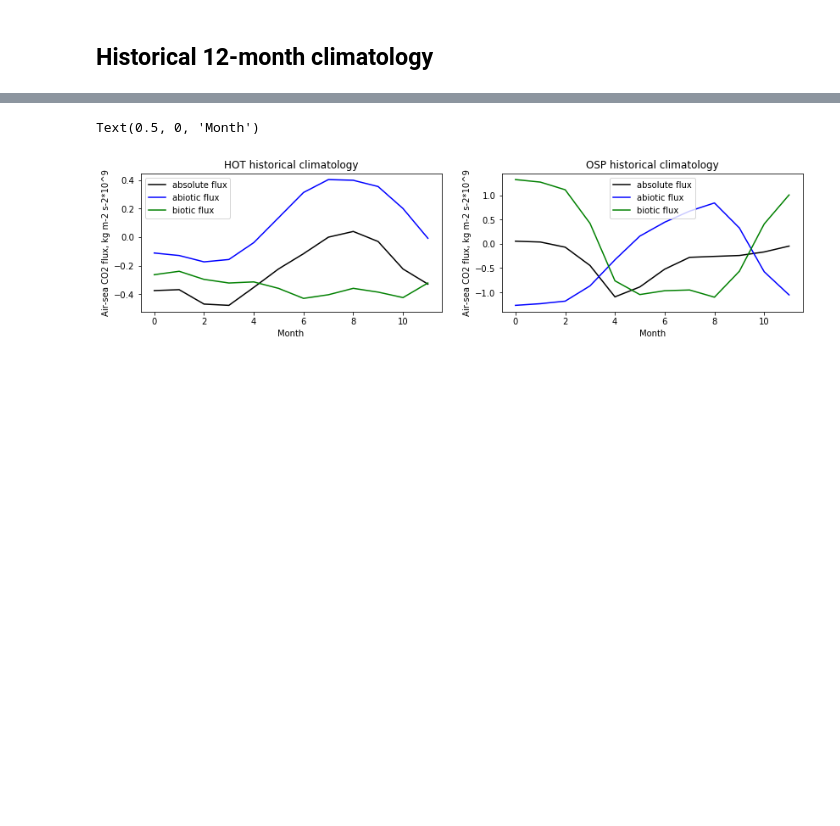
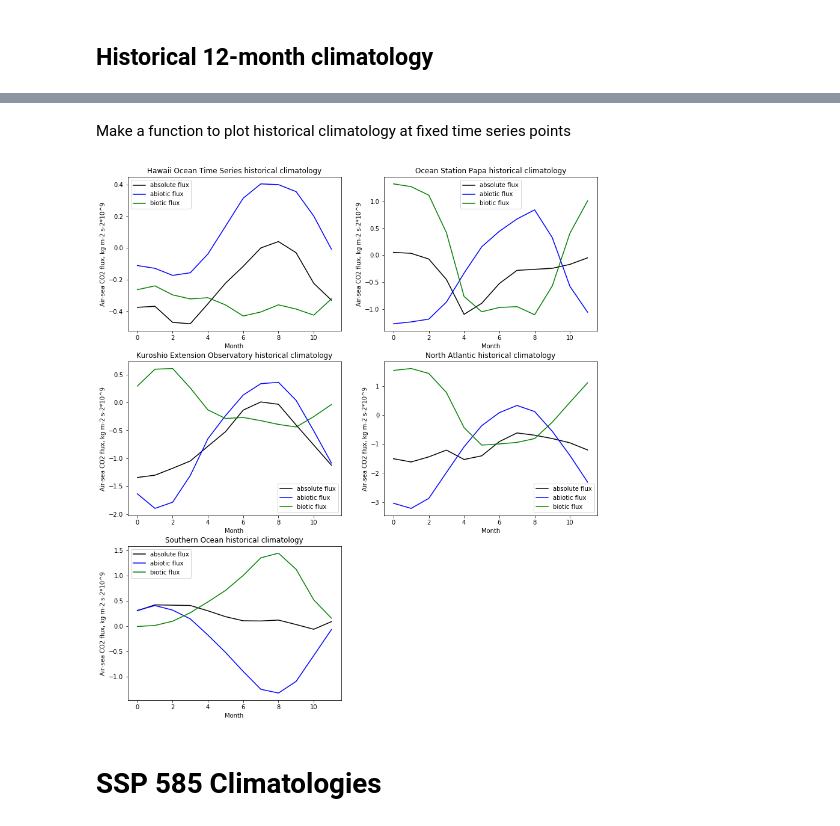
Before and after one commit to mara-freilich/cmip6hack-ocean-bgc, a Jupyter notebook: notebooks/palevsky_CO2flux.ipynb, the cells around one changed output, grey strips where cells are left out. Cells and saved outputs as stored; diff of their text form; code cells hidden in the pictures; blank space fills up the shorter version.

Commit message:
Final hackathon notebook analyzing CESM air-sea CO2 flux and separating abiotic from biotic fluxes in historical and SSP 585 simulations

```diff
--- a/notebooks/palevsky_CO2flux.ipynb
+++ b/notebooks/palevsky_CO2flux.ipynb
@@ -330,34 +305,48 @@ def find_indices(xgrid, ygrid, xpoint, ypoint):
 # Get indices for time series sites of choice - note that output is lat lon but input is ordered lon lat
 HOT = find_indices(ds_hist_fgco2.lon, ds_hist_fgco2.lat, 360 - 158, 22.75)
 OSP = find_indices(ds_hist_fgco2.lon, ds_hist_fgco2.lat, 360 - 150, 50)
+KEO = find_indices(ds_hist_fgco2.lon, ds_hist_fgco2.lat, 144.6, 32.4)
+NA = find_indices(ds_hist_fgco2.lon, ds_hist_fgco2.lat, 360-47.2, 50) #random selection by Andrea
+SO = find_indices(ds_hist_fgco2.lon, ds_hist_fgco2.lat, 100, -45) #random selection by Andrea
+# %% [markdown]
+Make a function to plot historical climatology at fixed time series points
 # %%
-#Plot historical climatology at fixed time series points
-
-fig = plt.figure(figsize=(14, 3))
-
-ax1 = fig.add_subplot(1, 2, 1)
-handles, labels = ax1.get_legend_handles_labels()
-ax1.legend(handles, labels)
-
-plt.plot(-clim_m_hist_all.fgco2.sel(nlat=HOT[0],nlon=HOT[1])*10**9,'k',label='absolute flux')
-plt.plot(-clim_m_hist_all.fgco2abio.sel(nlat=HOT[0],nlon=HOT[1])*10**9,'b',label='abiotic flux')
-plt.plot(-clim_m_hist_all.fgco2bio.sel(nlat=HOT[0],nlon=HOT[1])*10**9,'g',label='biotic flux')
-plt.legend()
-plt.title('HOT historical climatology')
-plt.ylabel('Air-sea CO2 flux, kg m-2 s-2*10^9')
-plt.xlabel('Month')
-
-ax2 = fig.add_subplot(1, 2, 2)
-handles, labels = ax2.get_legend_handles_labels()
-ax2.legend(handles, labels)
-
-plt.plot(-clim_m_hist_all.fgco2.sel(nlat=OSP[0],nlon=OSP[1])*10**9,'k',label='absolute flux')
-plt.plot(-clim_m_hist_all.fgco2abio.sel(nlat=OSP[0],nlon=OSP[1])*10**9,'b',label='abiotic flux')
-plt.plot(-clim_m_hist_all.fgco2bio.sel(nlat=OSP[0],nlon=OSP[1])*10**9,'g',label='biotic flux')
-plt.legend()
-plt.title('OSP historical climatology')
-plt.ylabel('Air-sea CO2 flux, kg m-2 s-2*10^9')
-plt.xlabel('Month')
+def histClimPlot(timeSeriesLoc, timeSeriesName):
+    plt.plot(-clim_m_hist_all.fgco2.sel(nlat=timeSeriesLoc[0],
+                                        nlon=timeSeriesLoc[1]) * 10**9,
+             'k',
+             label='absolute flux')
+    plt.plot(-clim_m_hist_all.fgco2abio.sel(nlat=timeSeriesLoc[0],
+                                            nlon=timeSeriesLoc[1]) * 10**9,
+             'b',
+             label='abiotic flux')
+    plt.plot(-clim_m_hist_all.fgco2bio.sel(nlat=timeSeriesLoc[0],
+                                           nlon=timeSeriesLoc[1]) * 10**9,
+             'g',
+             label='biotic flux')
+    plt.legend()
+    plt.title(timeSeriesName + ' historical climatology')
+    plt.ylabel('Air-sea CO2 flux, kg m-2 s-2*10^9')
+    plt.xlabel('Month')
-# %% [output]
-Text(0.5, 0, 'Month')
-[figure, removed]
+# %%
+#Plot historical climatology at fixed time series points
+fig = plt.figure(figsize=(14, 16))
+
+ax1 = fig.add_subplot(3, 2, 1)
+histClimPlot(HOT, 'Hawaii Ocean Time Series')
+
+ax2 = fig.add_subplot(3, 2, 2)
+histClimPlot(OSP, 'Ocean Station Papa')
+
+ax3 = fig.add_subplot(3, 2, 3)
+histClimPlot(KEO, 'Kuroshio Extension Observatory')
+
+ax4 = fig.add_subplot(3, 2, 4)
+histClimPlot(NA, 'North Atlantic')
+
+ax5 = fig.add_subplot(3, 2, 5)
+histClimPlot(SO, 'Southern Ocean')
+# %% [output]
+[figure, added]
+# %% [markdown]
+# SSP 585 Climatologies
```
Also changed, not shown: parts of 23 cells of this notebook.
